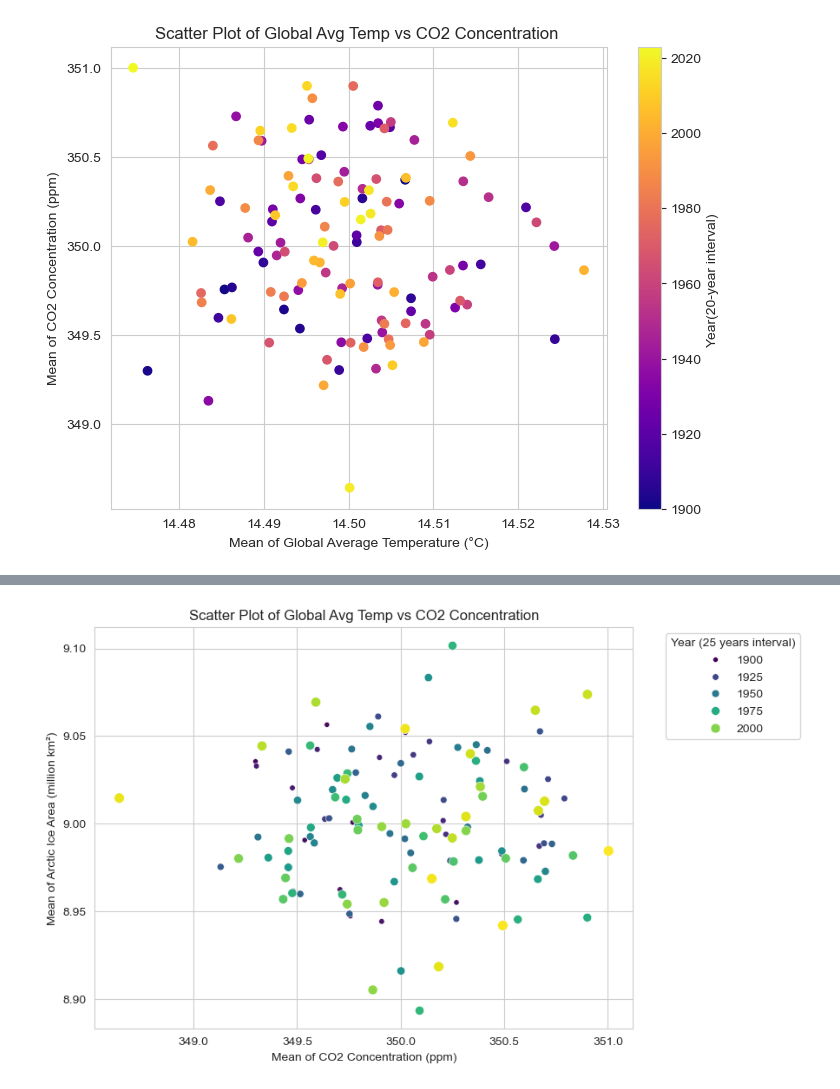
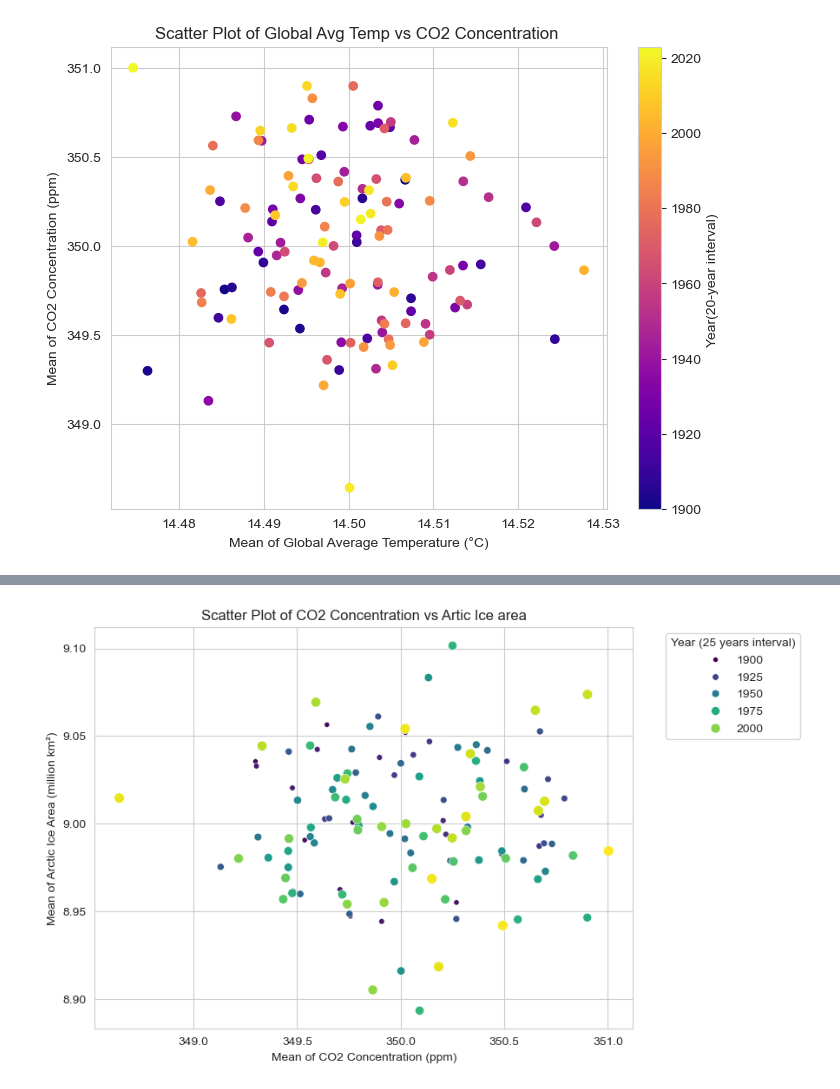
Before and after one commit to Omdena-NIC-Nepal/complete-eda-tensor, a Jupyter notebook: climate_eda.ipynb, the cells around one changed output, grey strips where cells are left out. Drawn from its saved outputs; the diff is of its cells as text; code cells hidden in the pictures.

```diff
--- a/climate_eda.ipynb
+++ b/climate_eda.ipynb
@@ -545,31 +545,31 @@ plt.show()
 # %%
 # Scatter plot exploring relationship between CO2 concentration and Arctic ice area
 
 
 #Using SEABORN
 
 
 plt.figure(figsize=(8, 6))
 scatter = sns.scatterplot(
     data= df_grouped_by_year,
     x= meanCo2_concentration ,
     y = meanArtic_ice_area  ,
     hue= years,
     palette='viridis',
     size='Year',
 )
 
 # Add labels and title
 plt.xlabel('Mean of CO2 Concentration (ppm)')
 plt.ylabel('Mean of Arctic Ice Area (million km²)')
-plt.title('Scatter Plot of Global Avg Temp vs CO2 Concentration')
+plt.title('Scatter Plot of CO2 Concentration vs Artic Ice area')
 
 # Show the legend with years
 plt.legend(title='Year (25 years interval)', bbox_to_anchor=(1.05, 1), loc='upper left')
 
 
 
 # Show the plot
 plt.show()
 # %% [output]
-[figure, old version]
+[figure, new version]
```
Also changed, not shown: parts of 1 cell of this notebook.
